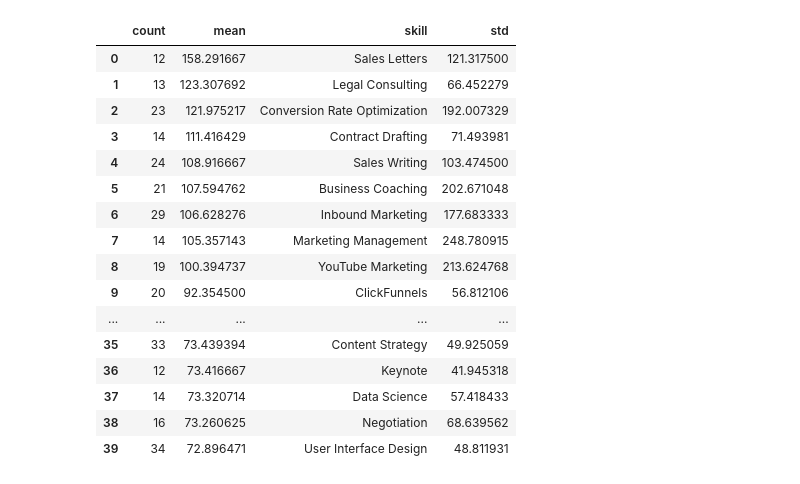
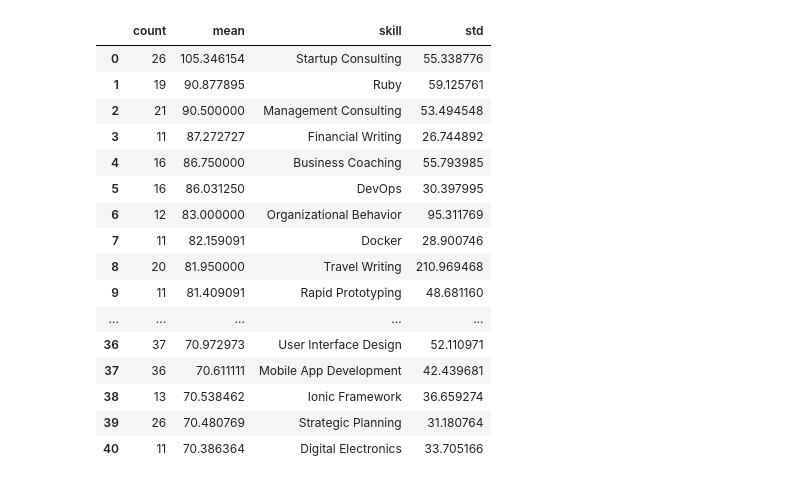
Before and after one commit to davidmasse/freelancer-rates, a Jupyter notebook: regress.ipynb, the cells around one changed output. Saved outputs shown, nothing was run; the diff lists cells and outputs as text; code cells hidden in the pictures.

```diff
--- a/regress.ipynb
+++ b/regress.ipynb
@@ -88,5 +133,6 @@ df['skills'] = df['skills'].map(lambda string: string.split(", "))
 # %%
-df['skills'] = df['skills'].map(lambda l: (l, [])[l == ['']])
+# ternary operator
+df['skills'] = df['skills'].map(lambda sk_list: (sk_list, [])[sk_list == ['']])
 # %%
 df.dtypes
 # %% [output]
@@ -99 +163,3 @@ dtype: object
+# %%
+df = df[df['earned'] != '0']
 # %%
@@ -178,5 +221,3 @@ Name: rate, dtype: float64
-# %%
-rate = rate.reset_index(drop = True)
 # %%
 rate.head()
 # %% [output]
@@ -241,6 +282,7 @@ for c in combined.columns[:-1]:
     skill_dict = dict.fromkeys(['mean', 'std', 'skill'], [])
     comb_g = combined.groupby(c)
     group_rate = comb_g.get_group(1)['rate']
+    skill_dict['g_r'] = group_rate
     skill_dict['mean'] = np.mean(group_rate)
     skill_dict['std'] = np.std(group_rate)
     skill_dict['skill'] = str(c)
@@ -278,20 +320,20 @@ ds
 # %%
-skill_tab.iloc[0:40, :]
+skill_tab.loc[0:40, skill_tab.columns != 'g_r']
 # %% [output]
 |  | count | mean | skill | std |
-| 0 | 12 | 158.291667 | Sales Letters | 121.317500 |
-| 1 | 13 | 123.307692 | Legal Consulting | 66.452279 |
-| 2 | 23 | 121.975217 | Conversion Rate Optimization | 192.007329 |
-| 3 | 14 | 111.416429 | Contract Drafting | 71.493981 |
-| 4 | 24 | 108.916667 | Sales Writing | 103.474500 |
-| 5 | 21 | 107.594762 | Business Coaching | 202.671048 |
-| 6 | 29 | 106.628276 | Inbound Marketing | 177.683333 |
-| 7 | 14 | 105.357143 | Marketing Management | 248.780915 |
-| 8 | 19 | 100.394737 | YouTube Marketing | 213.624768 |
-| 9 | 20 | 92.354500 | ClickFunnels | 56.812106 |
+| 0 | 26 | 105.346154 | Startup Consulting | 55.338776 |
+| 1 | 19 | 90.877895 | Ruby | 59.125761 |
+| 2 | 21 | 90.500000 | Management Consulting | 53.494548 |
+| 3 | 11 | 87.272727 | Financial Writing | 26.744892 |
+| 4 | 16 | 86.750000 | Business Coaching | 55.793985 |
+| 5 | 16 | 86.031250 | DevOps | 30.397995 |
+| 6 | 12 | 83.000000 | Organizational Behavior | 95.311769 |
+| 7 | 11 | 82.159091 | Docker | 28.900746 |
+| 8 | 20 | 81.950000 | Travel Writing | 210.969468 |
+| 9 | 11 | 81.409091 | Rapid Prototyping | 48.681160 |
 | ... | ... | ... | ... | ... |
-| 35 | 33 | 73.439394 | Content Strategy | 49.925059 |
-| 36 | 12 | 73.416667 | Keynote | 41.945318 |
-| 37 | 14 | 73.320714 | Data Science | 57.418433 |
-| 38 | 16 | 73.260625 | Negotiation | 68.639562 |
-| 39 | 34 | 72.896471 | User Interface Design | 48.811931 |
+| 36 | 37 | 70.972973 | User Interface Design | 52.110971 |
+| 37 | 36 | 70.611111 | Mobile App Development | 42.439681 |
+| 38 | 13 | 70.538462 | Ionic Framework | 36.659274 |
+| 39 | 26 | 70.480769 | Strategic Planning | 31.180764 |
+| 40 | 11 | 70.386364 | Digital Electronics | 33.705166 |
```
Also changed, not shown: parts of 235 cells of this notebook, 10 other files.
